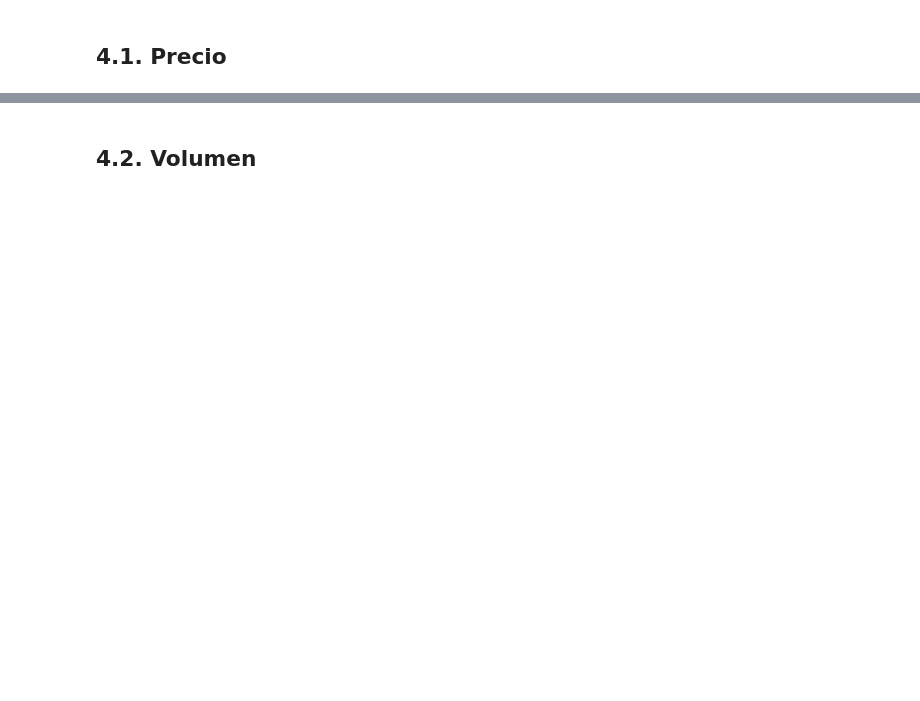
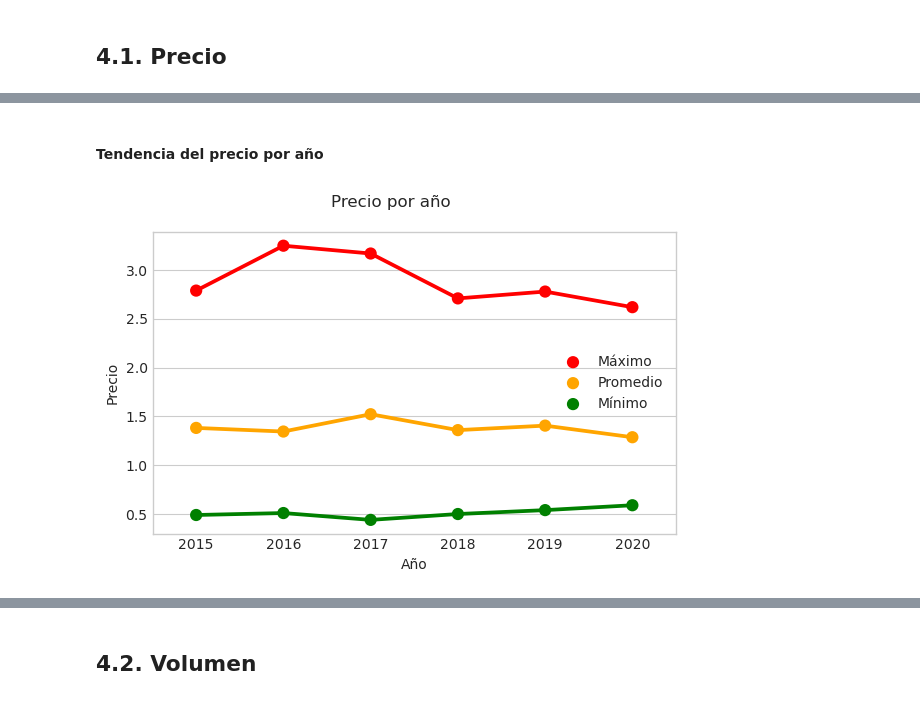
Before and after one commit to JoePortilla/AvocadoPrice-EDA, a Jupyter notebook: AvocadoPrice-EDA.ipynb, the cells around one changed output, grey strips where cells are left out. Cells and saved outputs as stored; diff of their text form; code cells hidden in the pictures; blank space fills up the shorter version.

```diff
--- a/AvocadoPrice-EDA.ipynb
+++ b/AvocadoPrice-EDA.ipynb
@@ -266,0 +308,16 @@ df.describe().T.style.background_gradient(cmap='Blues')
+# %% [markdown]
+#### Tendencia del precio por año
+# %%
+fig, ax = plt.subplots(figsize=(6, 4))
+fig.suptitle('Precio por año')
+
+sns.pointplot(data=df, x='year', y='average_price', ax=ax, estimator='max', errorbar=None, color='red', label='Máximo')
+sns.pointplot(data=df, x='year', y='average_price', ax=ax, estimator='mean', errorbar=None, color='orange', label='Promedio')
+sns.pointplot(data=df, x='year', y='average_price', ax=ax, estimator='min', errorbar=None, color='green', label='Mínimo')
+ax.set_xlabel('Año')
+ax.set_ylabel('Precio')
+ax.legend()
+
+plt.tight_layout()
+# %% [output]
+[figure, added]
```
Also changed, not shown: parts of 22 cells of this notebook.
